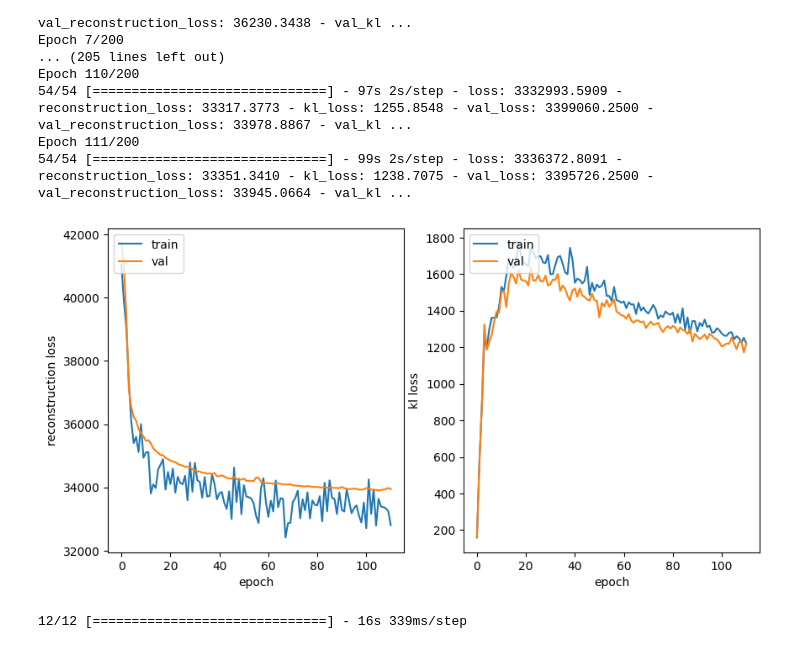
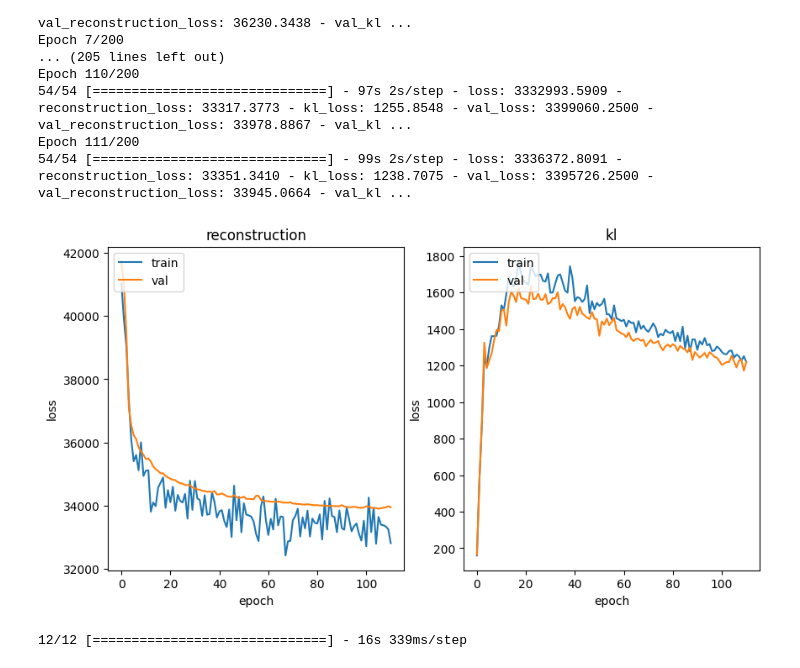
Before and after one commit to dbugajny/GeneratingBoredApeYachtClub, a Jupyter notebook: notebooks/vae_traning.ipynb, the cells around one changed output. Saved outputs shown, nothing was run; the diff lists cells and outputs as text; code cells hidden in the pictures.

```diff
--- a/notebooks/vae_traning.ipynb
+++ b/notebooks/vae_traning.ipynb
@@ -77,25 +77,27 @@ Epoch 111/200
 # %%
 history_vae_training = pd.read_csv(HISTORY_VAE_FILEPATH)
 
 plt.figure(figsize=(10, 5))
 
 plt.subplot(121)
 plt.plot(history_vae_training["reconstruction_loss"])
 plt.plot(history_vae_training["val_reconstruction_loss"])
-plt.ylabel("reconstruction loss")
+plt.title("reconstruction")
+plt.ylabel("loss")
 plt.xlabel("epoch")
 plt.legend(["train", "val"], loc="upper left")
 
 plt.subplot(122)
 plt.plot(history_vae_training["kl_loss"])
 plt.plot(history_vae_training["val_kl_loss"])
-plt.ylabel("kl loss")
+plt.title("kl")
+plt.ylabel("loss")
 plt.xlabel("epoch")
 plt.legend(["train", "val"], loc="upper left")
 
 plt.show()
 # %% [output]
-[figure, old version]
+[figure, new version]
 # %%
 _, _, z = encoder_model.predict(validation_dataset)
 # %% [output]
```
Also changed, not shown: parts of 1 cell of this notebook, 5 other files.
